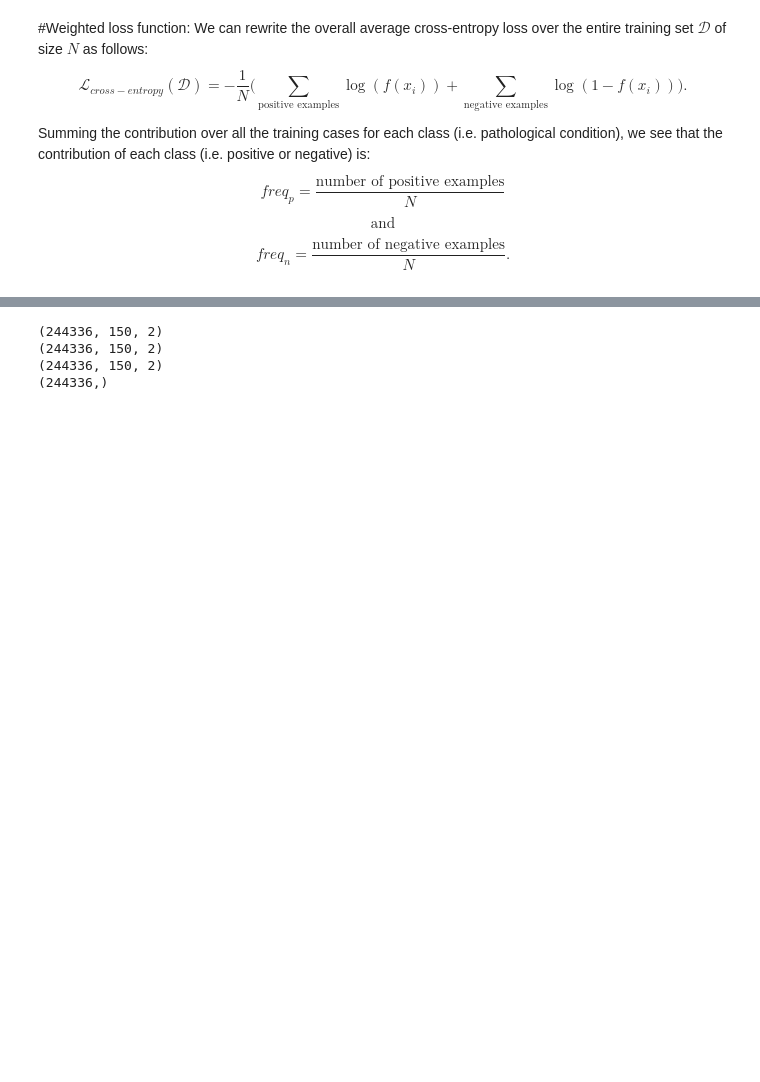
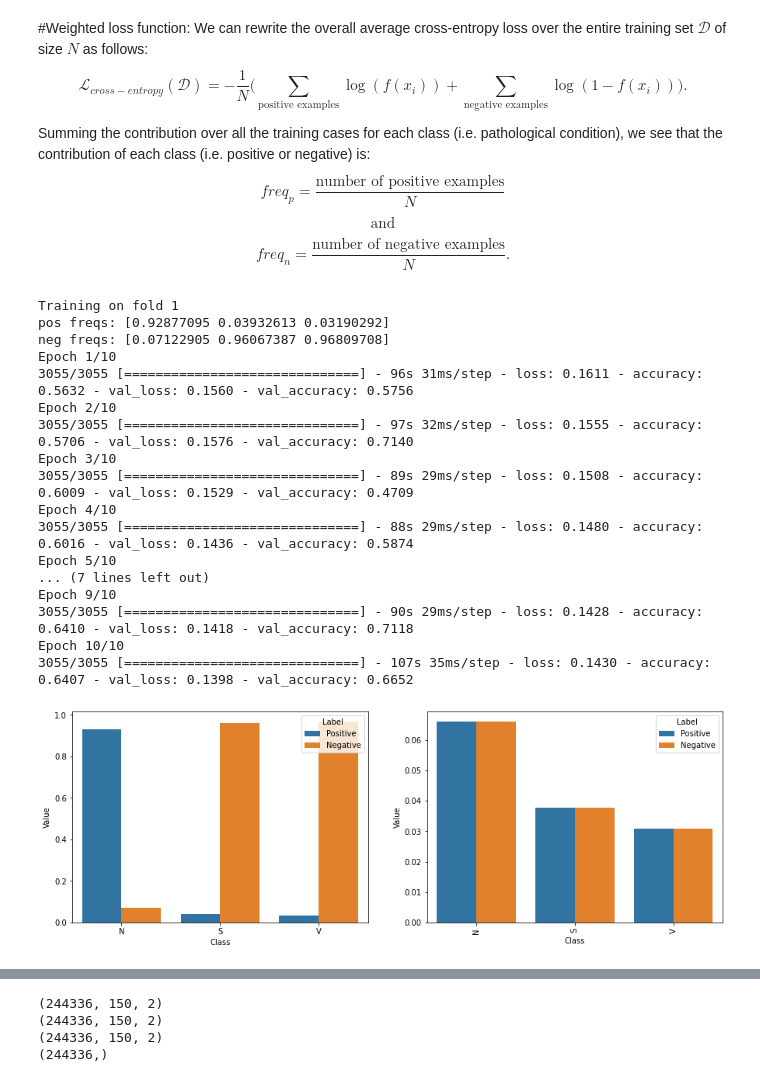
Before and after one commit to simonetome/Heartbeat-NSV-classification, a Jupyter notebook: FFNNExperiments.ipynb, the cells around one changed output, grey strips where cells are left out. Saved outputs shown, nothing was run; the diff lists cells and outputs as text; code cells hidden in the pictures; blank space fills up the shorter version.

Commit message:
Added weighted loss

```diff
--- a/FFNNExperiments.ipynb
+++ b/FFNNExperiments.ipynb
@@ -898,21 +894,0 @@ def compute_class_freqs(labels):
-# %%
-freq_pos, freq_neg = compute_class_freqs(y_train)
-
-print(f"pos freqs: {freq_pos}")
-
-print(f"neg freqs: {freq_neg}")
-
-plot_occ = pd.DataFrame({"Class": classes_name, "Label": "Positive", "Value": freq_pos})
-plot_occ = plot_occ.append([{"Class": classes_name[l], "Label": "Negative", "Value": v} for l,v in enumerate(freq_neg)], ignore_index=True)
-plt.xticks(rotation=90)
-f = sns.barplot(x="Class", y="Value", hue="Label" ,data=plot_occ)
-# %%
-pos_weights = freq_neg
-neg_weights = freq_pos
-pos_contribution = freq_pos * pos_weights
-neg_contribution = freq_neg * neg_weights
-plot_occ = pd.DataFrame({"Class": classes_name, "Label": "Positive", "Value": pos_contribution})
-plot_occ = plot_occ.append([{"Class": classes_name[l], "Label": "Negative", "Value": v}
-                        for l,v in enumerate(neg_contribution)], ignore_index=True)
-plt.xticks(rotation=90)
-sns.barplot(x="Class", y="Value", hue="Label" ,data=plot_occ);
@@ -930,0 +941,43 @@ def get_weighted_loss(pos_weights, neg_weights, epsilon=1e-7):
+# %%
+ecg_patches_np = np.array(ecg_patches)
+peaks_labels_np = np.array(peaks_labels)
+one_hot_peaks_labels_np = np.array(one_hot_peaks_labels)
+# Instantiate the cross validator
+skf = StratifiedKFold(n_splits=5, shuffle=True)
+# Loop through the indices the split() method returns
+for index, (train_indices, val_indices) in enumerate(skf.split(ecg_patches, peaks_labels)):
+    print("Training on fold " + str(index+1))
+    # Generate batches from indices
+    x_train, x_val = ecg_patches_np[train_indices], ecg_patches_np[val_indices]
+    y_train, y_val = one_hot_peaks_labels_np[train_indices], one_hot_peaks_labels_np[val_indices]
+
+    pos_weights, neg_weights = compute_weighted_loss_params(y_train)
+    FFN = build_ffnn(x_train.shape[1:], 3, custom_loss = get_weighted_loss(pos_weights, neg_weights))
+    history = FFN.fit(
+    x = x_train,
+    y = y_train,
+    validation_data=(x_val, y_val),
+    batch_size = 64,
+    epochs = 10
+    ).history
+
+    break
+# %% [output]
+Training on fold 1
+pos freqs: [0.92877095 0.03932613 0.03190292]
+neg freqs: [0.07122905 0.96067387 0.96809708]
+Epoch 1/10
+3055/3055 [==============================] - 96s 31ms/step - loss: 0.1611 - accuracy: 0.5632 - val_loss: 0.1560 - val_accuracy: 0.5756
+Epoch 2/10
+3055/3055 [==============================] - 97s 32ms/step - loss: 0.1555 - accuracy: 0.5706 - val_loss: 0.1576 - val_accuracy: 0.7140
+Epoch 3/10
+3055/3055 [==============================] - 89s 29ms/step - loss: 0.1508 - accuracy: 0.6009 - val_loss: 0.1529 - val_accuracy: 0.4709
+Epoch 4/10
+3055/3055 [==============================] - 88s 29ms/step - loss: 0.1480 - accuracy: 0.6016 - val_loss: 0.1436 - val_accuracy: 0.5874
+Epoch 5/10
+... (7 lines left out)
+Epoch 9/10
+3055/3055 [==============================] - 90s 29ms/step - loss: 0.1428 - accuracy: 0.6410 - val_loss: 0.1418 - val_accuracy: 0.7118
+Epoch 10/10
+3055/3055 [==============================] - 107s 35ms/step - loss: 0.1430 - accuracy: 0.6407 - val_loss: 0.1398 - val_accuracy: 0.6652
+[figure, added]
```
Also changed, not shown: parts of 20 cells of this notebook.
